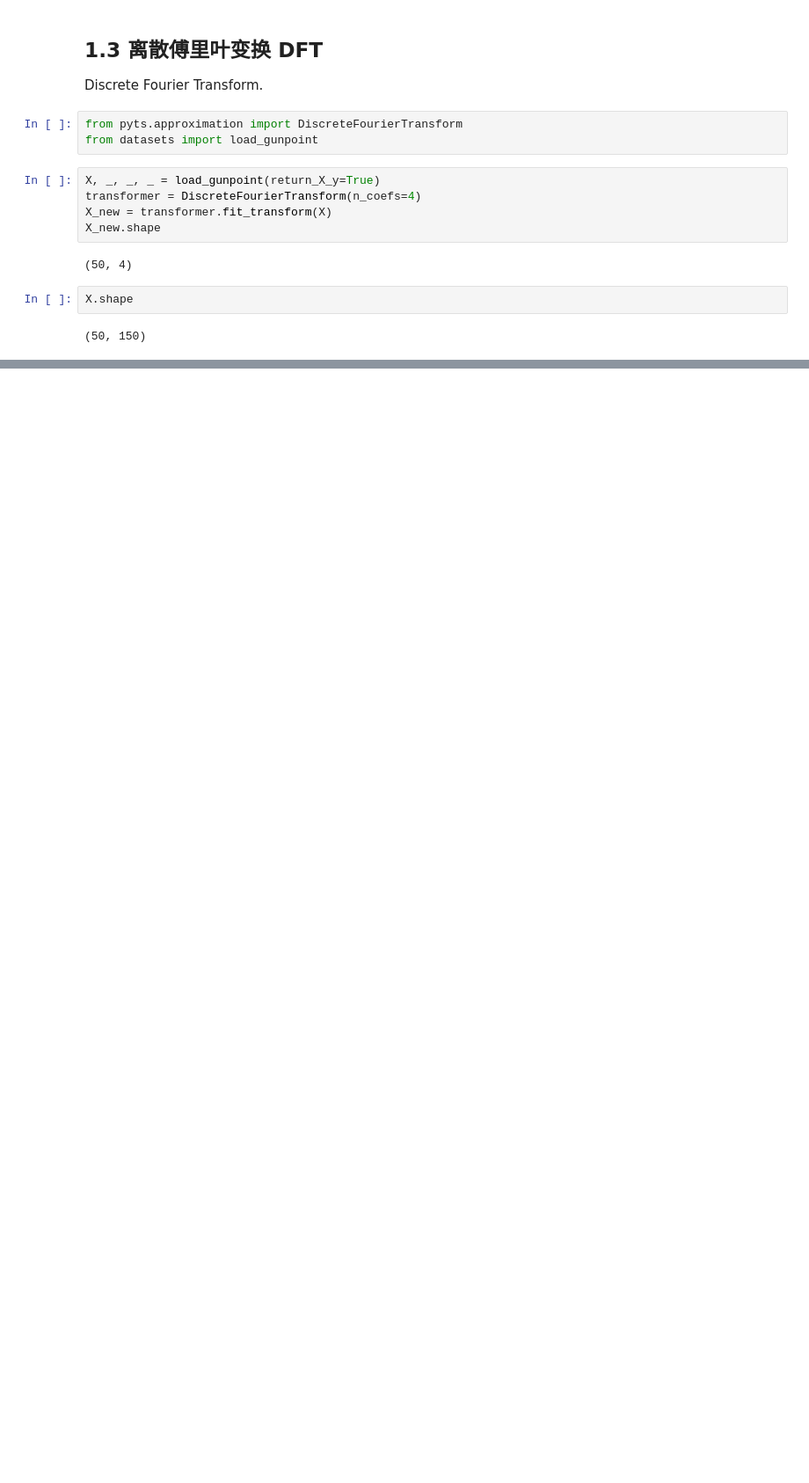
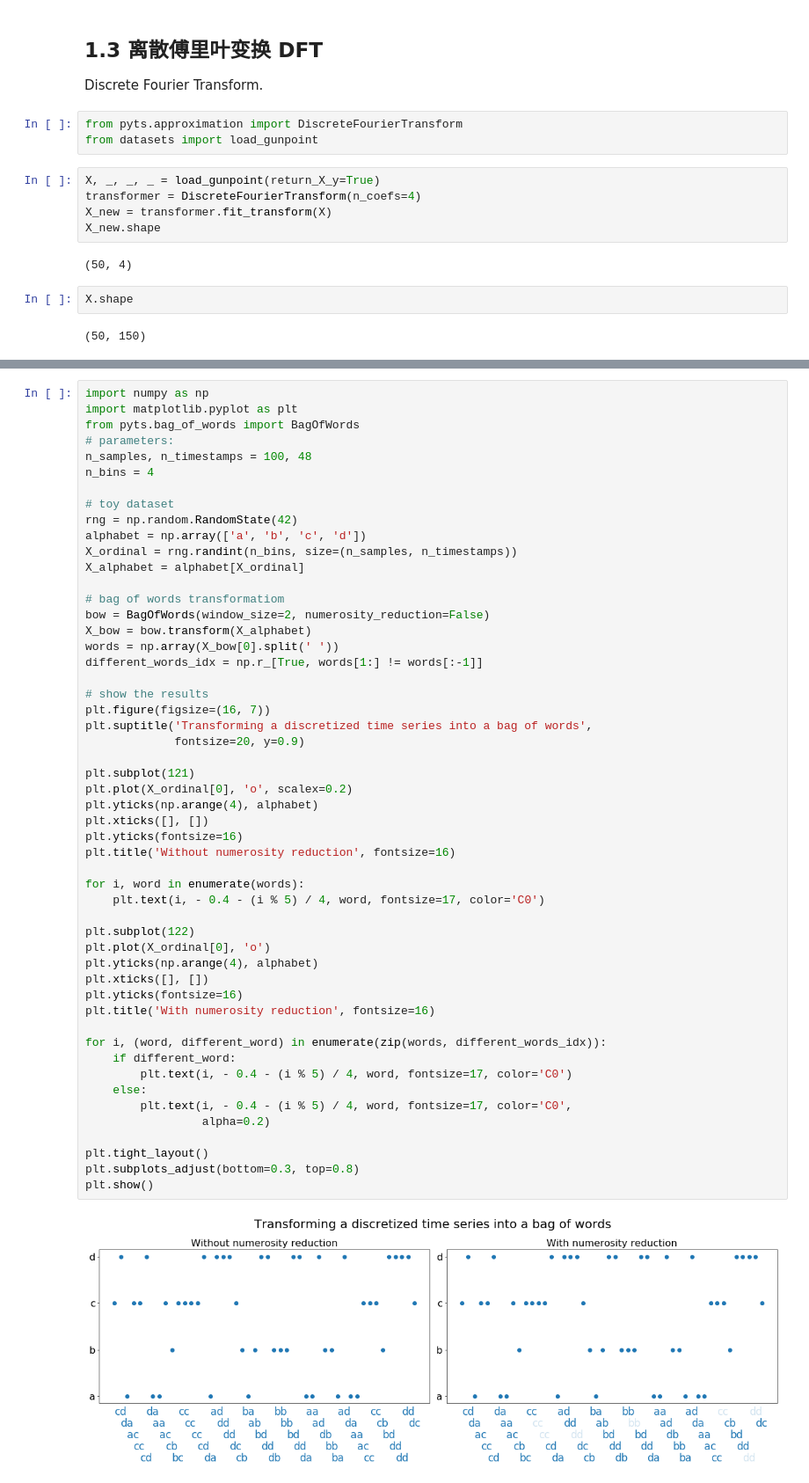
Before and after one commit to lihaoyi999/TSC, a Jupyter notebook: pyts_approximation.ipynb, the cells around one changed output, grey strips where cells are left out. Shown at 88% size. Saved outputs shown, nothing was run; the diff lists cells and outputs as text; blank space fills up the shorter version.

```diff
--- a/pyts_approximation.ipynb
+++ b/pyts_approximation.ipynb
@@ -100,0 +250,54 @@ X.shape
+# %%
+import numpy as np
+import matplotlib.pyplot as plt
+from pyts.bag_of_words import BagOfWords
+# parameters:
+n_samples, n_timestamps = 100, 48
+n_bins = 4
+
+# toy dataset
+rng = np.random.RandomState(42)
+alphabet = np.array(['a', 'b', 'c', 'd'])
+X_ordinal = rng.randint(n_bins, size=(n_samples, n_timestamps))
+X_alphabet = alphabet[X_ordinal]
+
+# bag of words transformatiom
+bow = BagOfWords(window_size=2, numerosity_reduction=False)
+X_bow = bow.transform(X_alphabet)
+words = np.array(X_bow[0].split(' '))
+different_words_idx = np.r_[True, words[1:] != words[:-1]]
+
+# show the results
+plt.figure(figsize=(16, 7))
+plt.suptitle('Transforming a discretized time series into a bag of words',
+             fontsize=20, y=0.9)
+
+plt.subplot(121)
+plt.plot(X_ordinal[0], 'o', scalex=0.2)
+plt.yticks(np.arange(4), alphabet)
+plt.xticks([], [])
+plt.yticks(fontsize=16)
+plt.title('Without numerosity reduction', fontsize=16)
+
+for i, word in enumerate(words):
+    plt.text(i, - 0.4 - (i % 5) / 4, word, fontsize=17, color='C0')
+
+plt.subplot(122)
+plt.plot(X_ordinal[0], 'o')
+plt.yticks(np.arange(4), alphabet)
+plt.xticks([], [])
+plt.yticks(fontsize=16)
+plt.title('With numerosity reduction', fontsize=16)
+
+for i, (word, different_word) in enumerate(zip(words, different_words_idx)):
+    if different_word:
+        plt.text(i, - 0.4 - (i % 5) / 4, word, fontsize=17, color='C0')
+    else:
+        plt.text(i, - 0.4 - (i % 5) / 4, word, fontsize=17, color='C0',
+                 alpha=0.2)
+
+plt.tight_layout()
+plt.subplots_adjust(bottom=0.3, top=0.8)
+plt.show()
+# %% [output]
+[figure, added]
```
Also changed, not shown: parts of 26 cells of this notebook.
